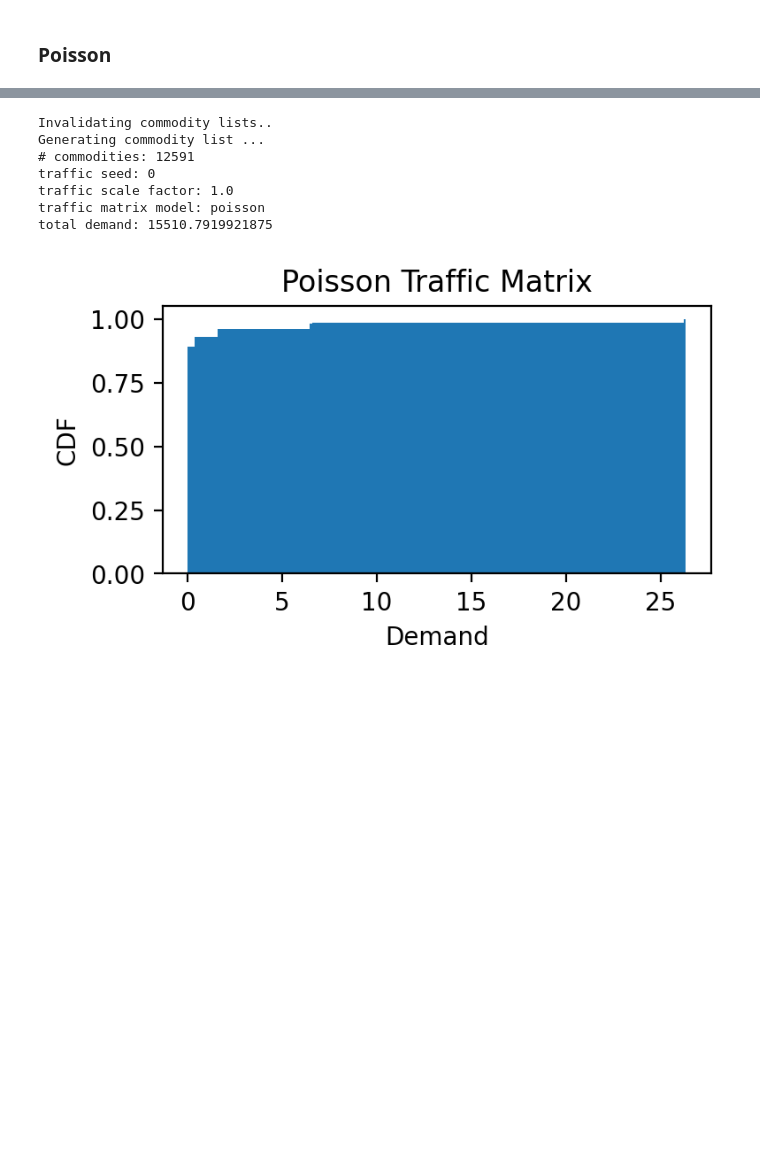
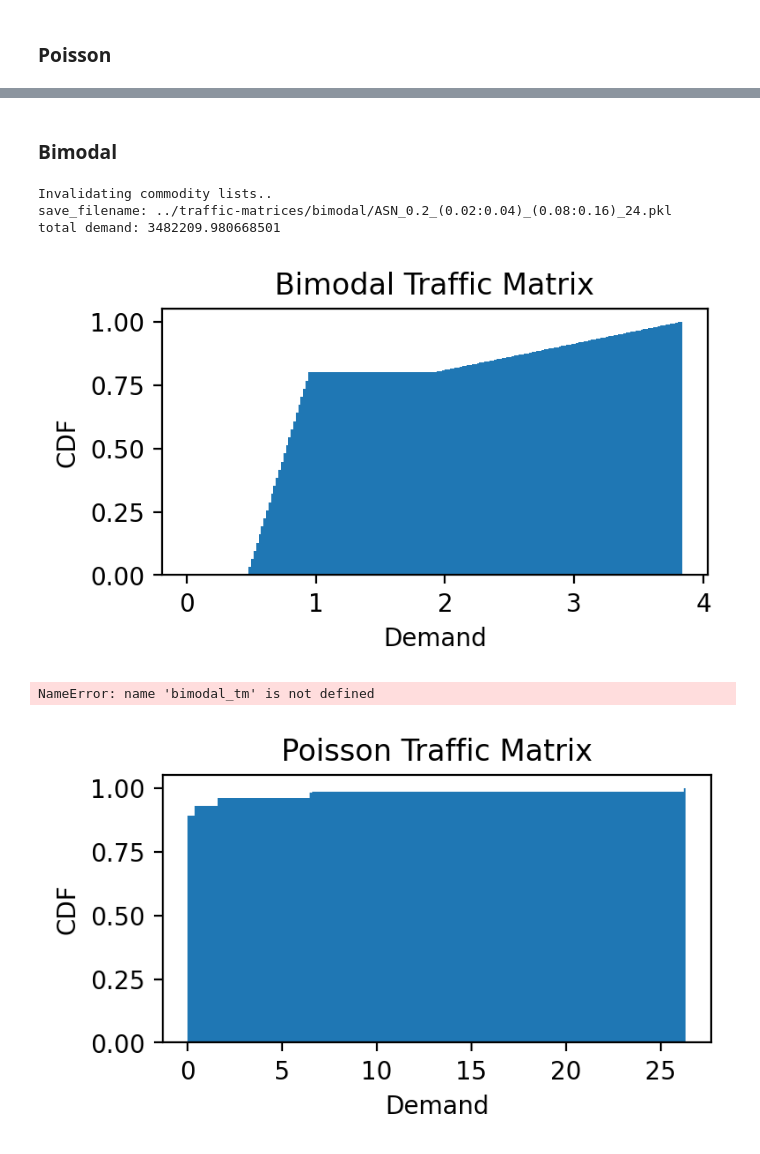
Before and after one commit to suhasjs/pop-ncflow-lptop, a Jupyter notebook: changing_problem.ipynb, the cells around one changed output, grey strips where cells are left out. Cells and saved outputs as stored; diff of their text form; code cells hidden in the pictures; blank space fills up the shorter version.

Commit message:
updated with bimodal tms

```diff
--- a/changing_problem.ipynb
+++ b/changing_problem.ipynb
@@ -233,5 +229,47 @@ total demand: 6390611.0
+# %% [markdown]
+### Bimodal
+# %%
+def generate_bimodal_tm(topo_fname, bimodal_params, topo_name):
+  problem = Problem.from_file(topo_fname, None)
+  bimodal_tm = BimodalTrafficMatrix(problem, None, **bimodal_params)
+  save_filename = f"../traffic-matrices/bimodal/{topo_name}_{bimodal_params['fraction']}_{bimodal_params['low_range']}_{bimodal_params['high_range']}_{bimodal_params['scale_factor']}.pkl"
+  save_filename = save_filename.replace(" ", ":")  # remove spaces if any
+  save_filename = save_filename.replace(",", "")  # remove spaces if any
+  save_filename = save_filename.replace("\'", "")  # remove spaces if any
+  print(f"save_filename: {save_filename}")
+  pickle.dump(bimodal_tm._tm, open(save_filename, "wb"))
+  total_demand = bimodal_tm.total_demand
+  print("total demand: {}".format(total_demand))
+  tm = bimodal_tm._tm
+  _ = plt.hist(tm.flatten(), bins=200, density=True, cumulative=True)
+  plt.xlabel("Demand")
+  plt.ylabel("CDF")
+  plt.title("Bimodal Traffic Matrix")
+  plt.gcf().set_size_inches(4, 2)
+  plt.gcf().set_dpi(200)
+# %%
+# Easy problems -- >80% of demand is satisfied with scale_factor=8
+# Hard problems --> <80% demand satisfied with scale_factor=16
+# scale_factor = 8
+scale_factor = 24
+# Kdl
+topo_name = "Kdl"
+topo_fname = "../topologies/Kdl.json"
+bimodal_params = { "fraction": 0.2, "low_range": (0.02, 0.04), "high_range": (0.08, 0.16), "scale_factor" : scale_factor}
+# generate_bimodal_tm(topo_fname, bimodal_params, topo_name)
+# ASN
+topo_name = "ASN"
+topo_fname = "../topologies/ASN2k.json"
+bimodal_params = { "fraction": 0.2, "low_range": (0.02, 0.04), "high_range": (0.08, 0.16), "scale_factor" : scale_factor}
+# poisson_params = { "decay": 0.15, "lam": 5e9, "const_factor": 4.3e-9, "scale_factor" : scale_factor}
+generate_bimodal_tm(topo_fname, bimodal_params, topo_name)
+# %% [output]
+Invalidating commodity lists..
+save_filename: ../traffic-matrices/bimodal/ASN_0.2_(0.02:0.04)_(0.08:0.16)_24.pkl
+total demand: 3482209.980668501
+[figure, added]
 # %%
-problem.traffic_matrix = poisson_tm
+problem.traffic_matrix = bimodal_tm
 traffic_seed = problem.traffic_matrix.seed
 total_demand = problem.total_demand
 print(f"# commodities: {len(problem.commodity_list)}")
@@ -240,13 +278,7 @@ print("traffic scale factor: {}".format(problem.traffic_matrix.scale_factor))
 print("traffic matrix model: {}".format(problem.traffic_matrix.model))
 print("total demand: {}".format(total_demand))
 # %% [output]
-Invalidating commodity lists..
-Generating commodity list ...
-# commodities: 12591
-traffic seed: 0
-traffic scale factor: 1.0
-traffic matrix model: poisson
-total demand: 15510.7919921875
+NameError: name 'bimodal_tm' is not defined
 # %%
 tm = poisson_tm._tm
 _ = plt.hist(tm.flatten(), bins=200, density=True, cumulative=True)
```
Also changed, not shown: parts of 2 cells of this notebook, 4 other files.
